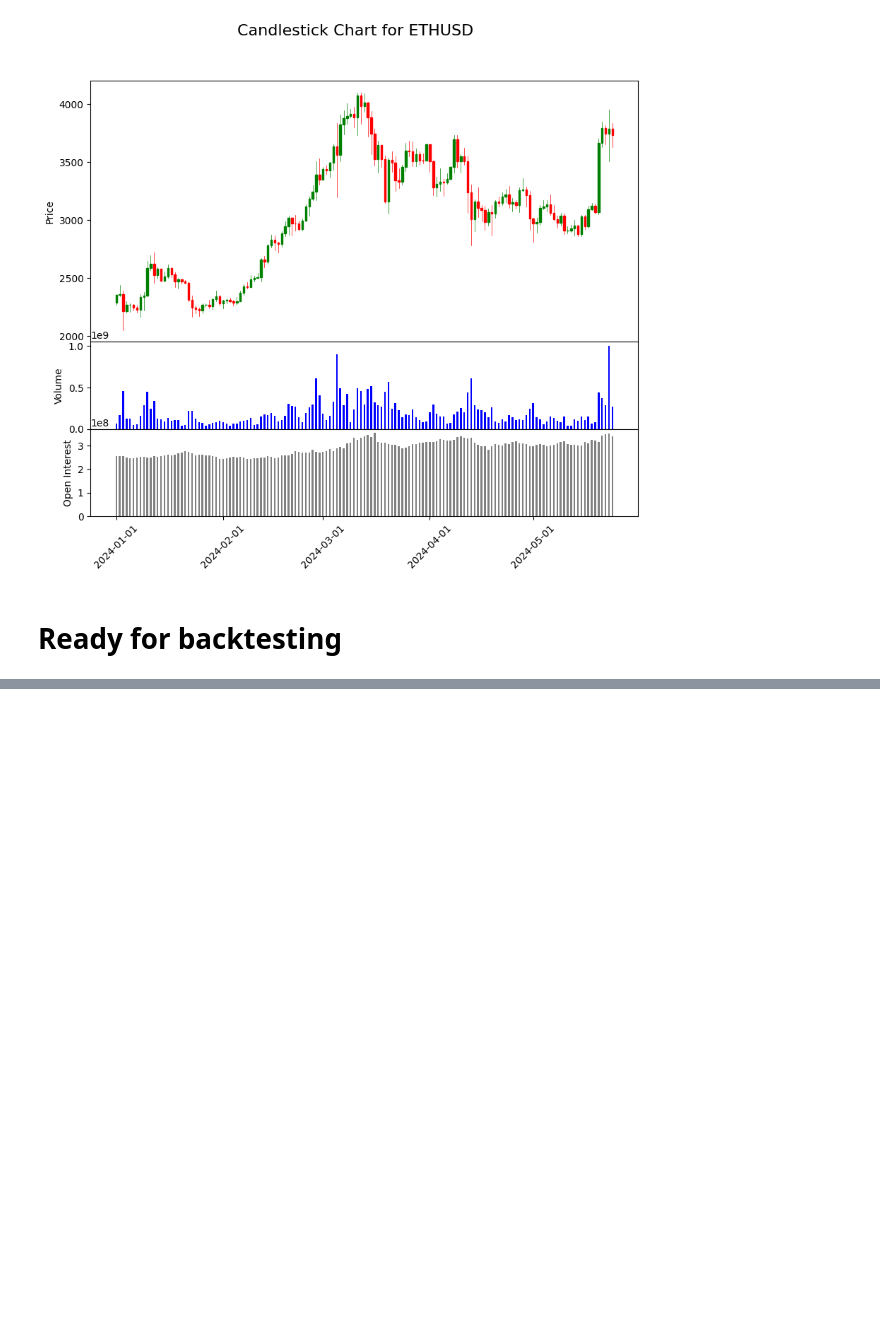
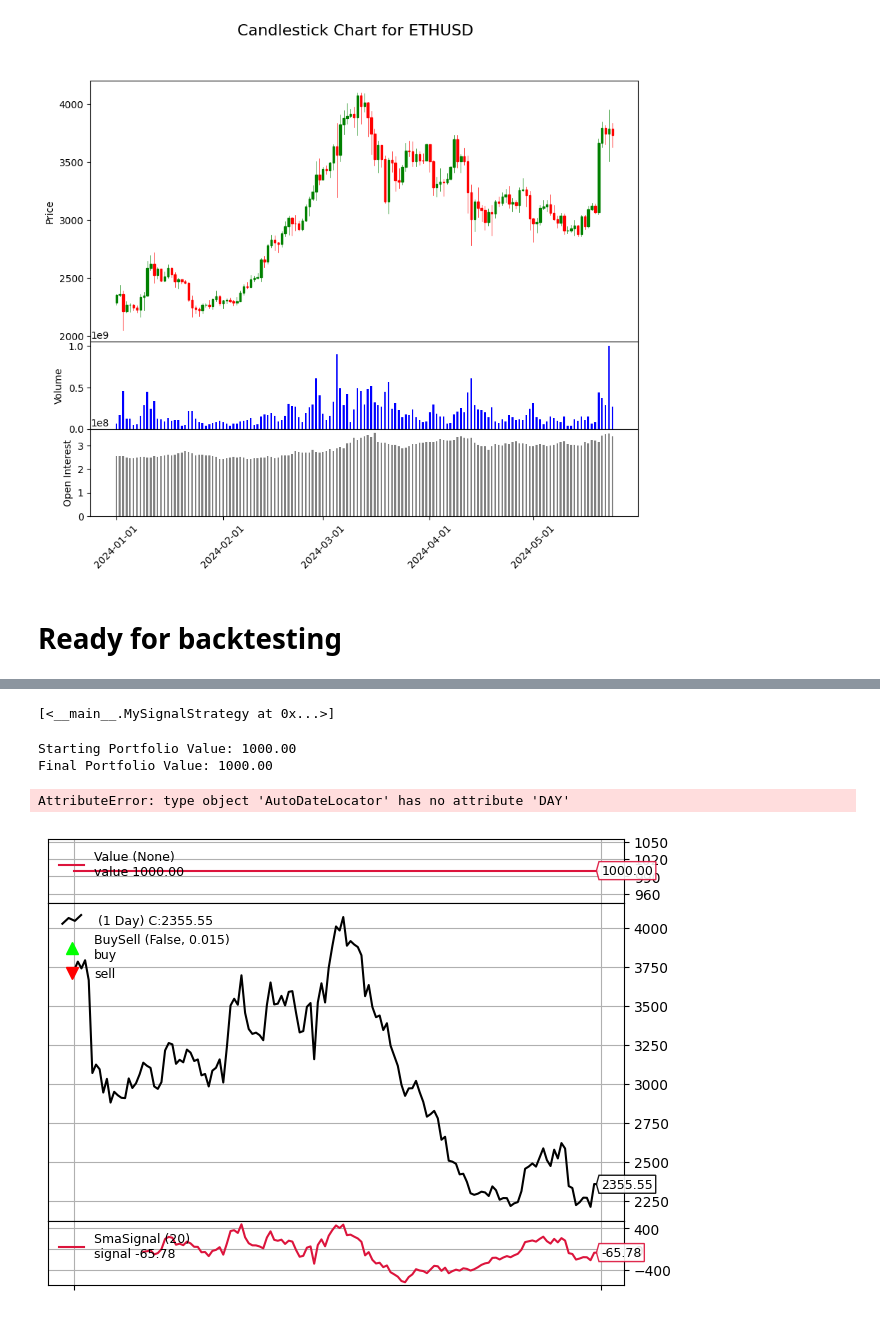
Before and after one commit to Gruntrexpewrus/TradersPlayground, a Jupyter notebook: Python4Finance/Backtesting_ETH.ipynb, the cells around one changed output, grey strips where cells are left out. Saved outputs shown, nothing was run; the diff lists cells and outputs as text; code cells hidden in the pictures; blank space fills up the shorter version.

Commit message:
backtrader strat

```diff
--- a/Python4Finance/Backtesting_ETH.ipynb
+++ b/Python4Finance/Backtesting_ETH.ipynb
@@ -176,0 +228,53 @@ visualize_df_with_vol_oi(df_ETH, saving_path = "/Users/leonardoplacidi/Desktop/B
+# %%
+class SmaSignal(bt.Signal):
+    params = (("period", 20), )
+
+    def __init__(self):
+        sma = bt.ind.SMA(period=self.p.period)
+        self.lines.signal = self.data - sma
+
+
+cerebro = bt.Cerebro(stdstats = False)
+cerebro.adddata(data_feed)
+
+cerebro.broker.setcash(1000.0)
+#cerebro.add_signal(bt.SIGNAL_LONG, SmaSignal)
+cerebro.addobserver(bt.observers.BuySell)
+cerebro.addobserver(bt.observers.Value)
+
+class MySignalStrategy(bt.SignalStrategy):
+    def __init__(self):
+        self.signal_add(bt.SIGNAL_LONG, SmaSignal())
+
+
+# Add the strategy to Cerebro
+cerebro.addstrategy(MySignalStrategy)
+
+# Run the strategy
+cerebro.run()
+# %% [output]
+[<__main__.MySignalStrategy at 0x...>]
+# %%
+print(f'Starting Portfolio Value: {cerebro.broker.getvalue():.2f}')
+cerebro.run()
+print(f'Final Portfolio Value: {cerebro.broker.getvalue():.2f}')
+# %% [output]
+Starting Portfolio Value: 1000.00
+Final Portfolio Value: 1000.00
+# %%
+# Run the strategy
+cerebro.run()
+
+# Plotting
+fig, ax = plt.subplots()
+cerebro.plot(iplot=False, volume=False, ax=ax)
+
+locator = AutoDateLocator()
+locator.intervald[AutoDateLocator.DAY] = [1]  # Set this to your desired interval, e.g., [1] for daily, [7] for weekly
+ax.xaxis.set_major_locator(locator)
+ax.xaxis.set_major_formatter(DateFormatter('%Y-%m-%d'))
+
+plt.show()
+# %% [output]
+AttributeError: type object 'AutoDateLocator' has no attribute 'DAY'
+[figure, added]
```
Also changed, not shown: parts of 6 cells of this notebook.
